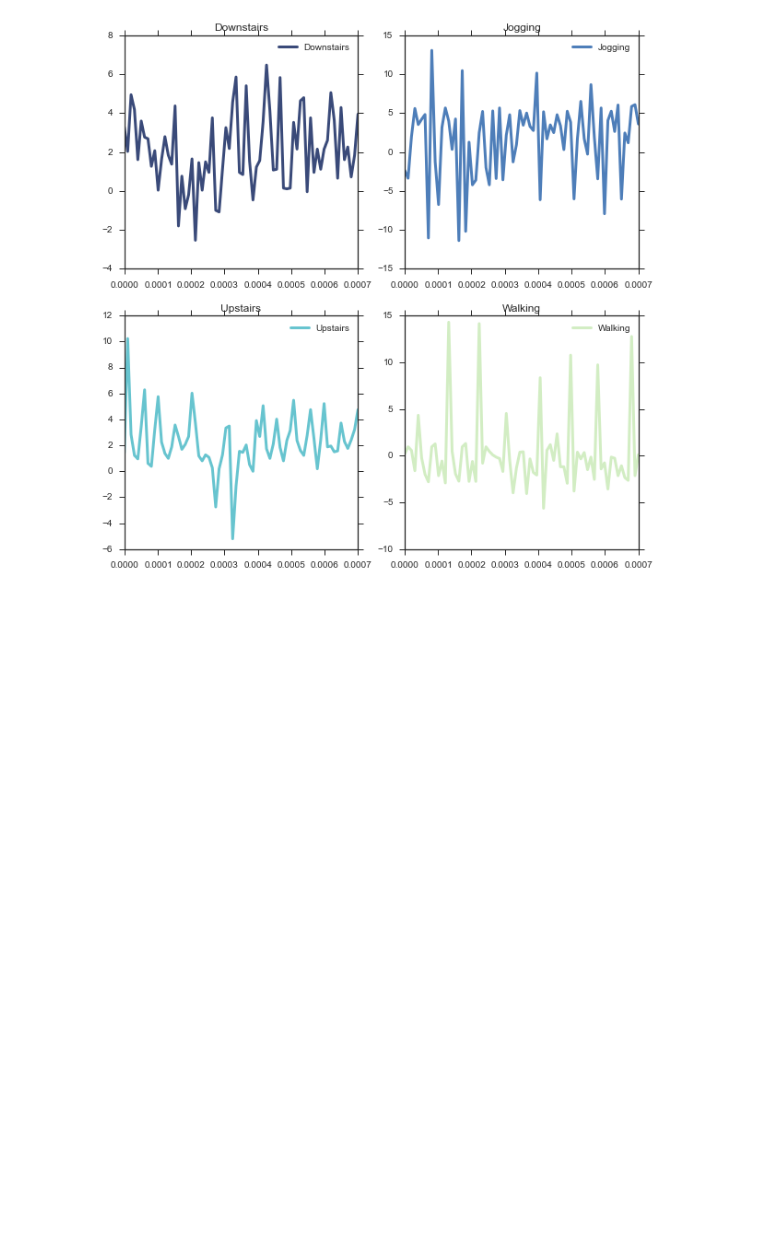
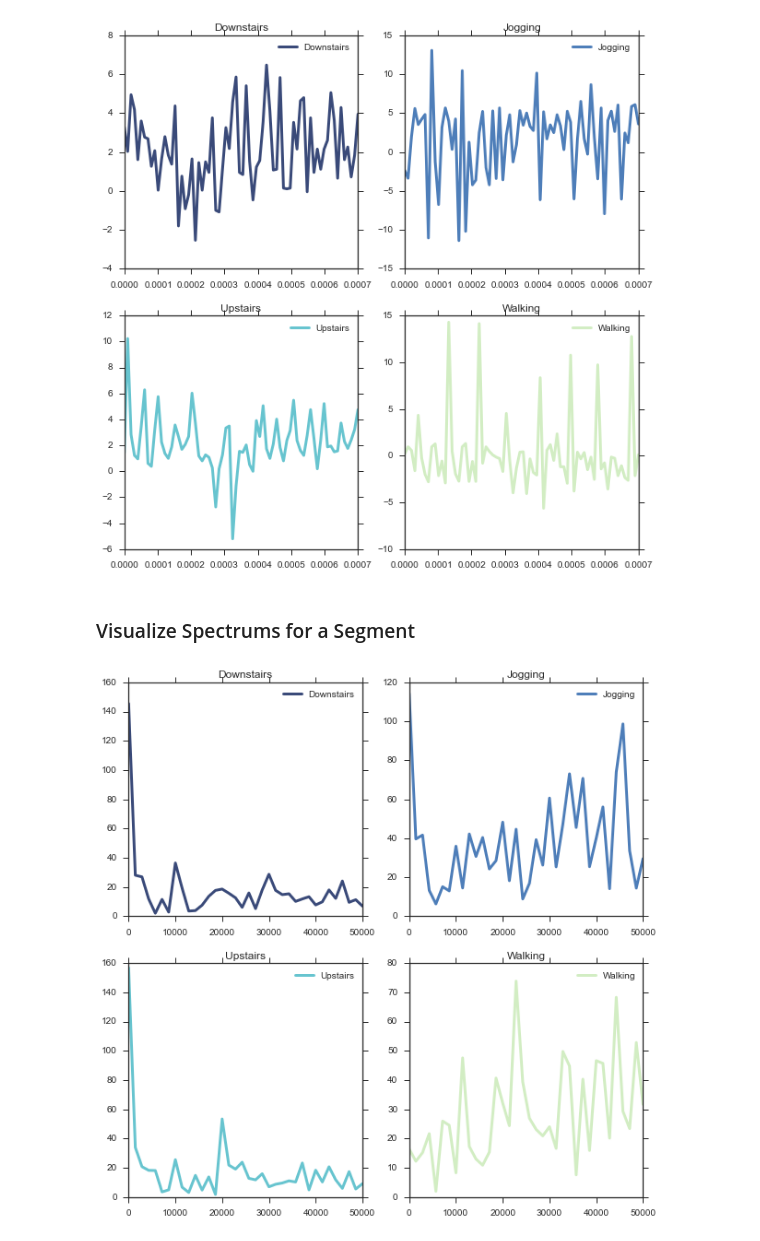
Before and after one commit to jenwei/accelerometer-interpreter, a Jupyter notebook: explore.ipynb, the cells around one changed output. Drawn from its saved outputs; the diff is of its cells as text; code cells hidden in the pictures; blank space fills up the shorter version.

Commit message:
ADD: plot spectrum for segments

```diff
--- a/explore.ipynb
+++ b/explore.ipynb
@@ -61,3 +63,23 @@ for plotnum, (g, gdb) in enumerate(db.groupby('activity')):
     thinkplot.Config(title=g)
 # %% [output]
 [figure]
+# %% [markdown]
+### Visualize Spectrums for a Segment
+# %%
+# Get ready to plot 4 subplots as a 2x2 grid
+thinkplot.preplot(4, 2, 2)
+
+# Visualize the 4 activities
+for plotnum, (g, gdb) in enumerate(db.groupby('activity')):
+    # Calculate Waves
+    # FIX: framerate is probably not calculated correctly
+    zwave = thinkdsp.Wave(gdb['z'].values, framerate=100000)
+    zseg = zwave.segment(start=0.01,duration=0.0007)
+    spectrum = zseg.make_spectrum()
+
+    # Plot
+    thinkplot.subplot(plotnum+1)
+    spectrum.plot(label=g)
+    thinkplot.Config(title=g)
+# %% [output]
+[figure, added]
```
Also changed, not shown: parts of 1 cell of this notebook.
